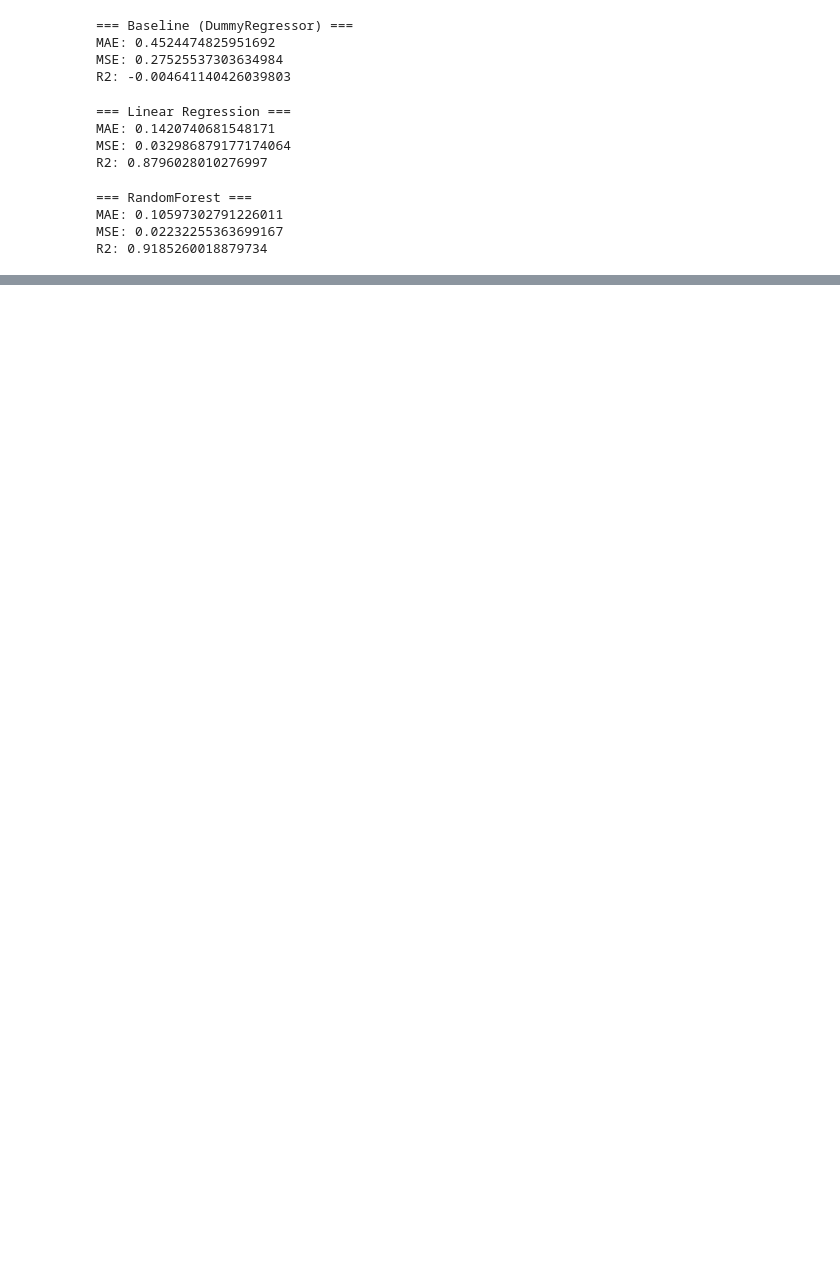
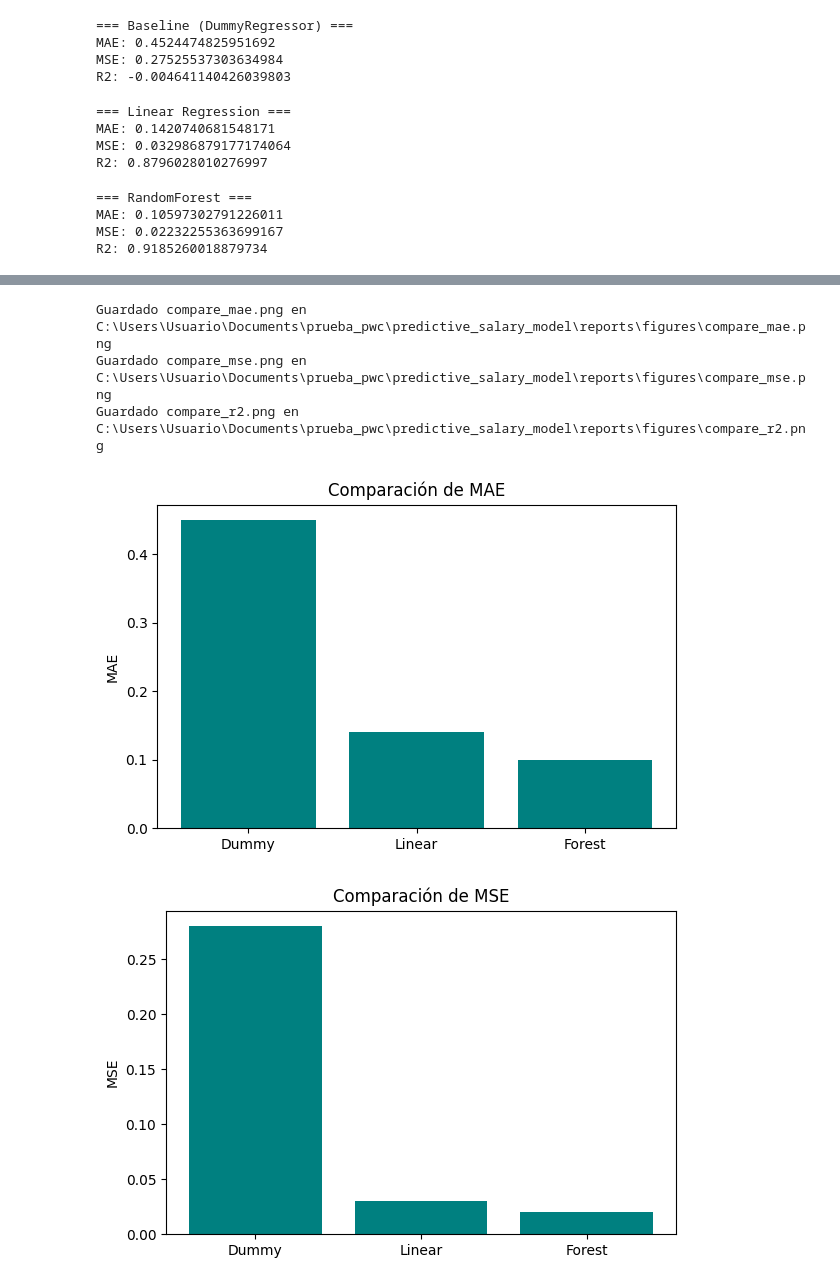
Before and after one commit to alejo-lomenzo/predictive_salary_model, a Jupyter notebook: notebooks/3.0-model-training.ipynb, the cells around one changed output, grey strips where cells are left out. Drawn from its saved outputs; the diff is of its cells as text; code cells hidden in the pictures; blank space fills up the shorter version.

```diff
--- a/notebooks/3.0-model-training.ipynb
+++ b/notebooks/3.0-model-training.ipynb
@@ -134,0 +189,28 @@ R2: 0.9185260018879734
+# %%
+model_names = ["Dummy", "Linear", "Forest"]
+mae_values = [0.45, 0.14, 0.10]
+mse_values = [0.28, 0.03, 0.02]
+r2_values  = [-0.00, 0.88, 0.92]
+# %%
+def save_bar_chart(values, title, ylabel, filename):
+    x = np.arange(len(values))
+    plt.figure(figsize=(6, 4))
+    plt.bar(x, values, color="teal")
+    plt.xticks(x, model_names)
+    plt.title(title)
+    plt.ylabel(ylabel)
+    plt.tight_layout()
+
+    output_path = os.path.join(FIGURES_DIR, filename)
+    plt.savefig(output_path)
+    print(f"Guardado {filename} en {output_path}")
+# %%
+save_bar_chart(mae_values, "Comparación de MAE", "MAE", "compare_mae.png")
+save_bar_chart(mse_values, "Comparación de MSE", "MSE", "compare_mse.png")
+save_bar_chart(r2_values,  "Comparación de R²", "R²",  "compare_r2.png")
+# %% [output]
+Guardado compare_mae.png en C:\Users\Usuario\Documents\prueba_pwc\predictive_salary_model\reports\figures\compare_mae.png
+Guardado compare_mse.png en C:\Users\Usuario\Documents\prueba_pwc\predictive_salary_model\reports\figures\compare_mse.png
+Guardado compare_r2.png en C:\Users\Usuario\Documents\prueba_pwc\predictive_salary_model\reports\figures\compare_r2.png
+[figure, added]
+[figure, added]
```
Also changed, not shown: parts of 22 cells of this notebook, 6 other files.
